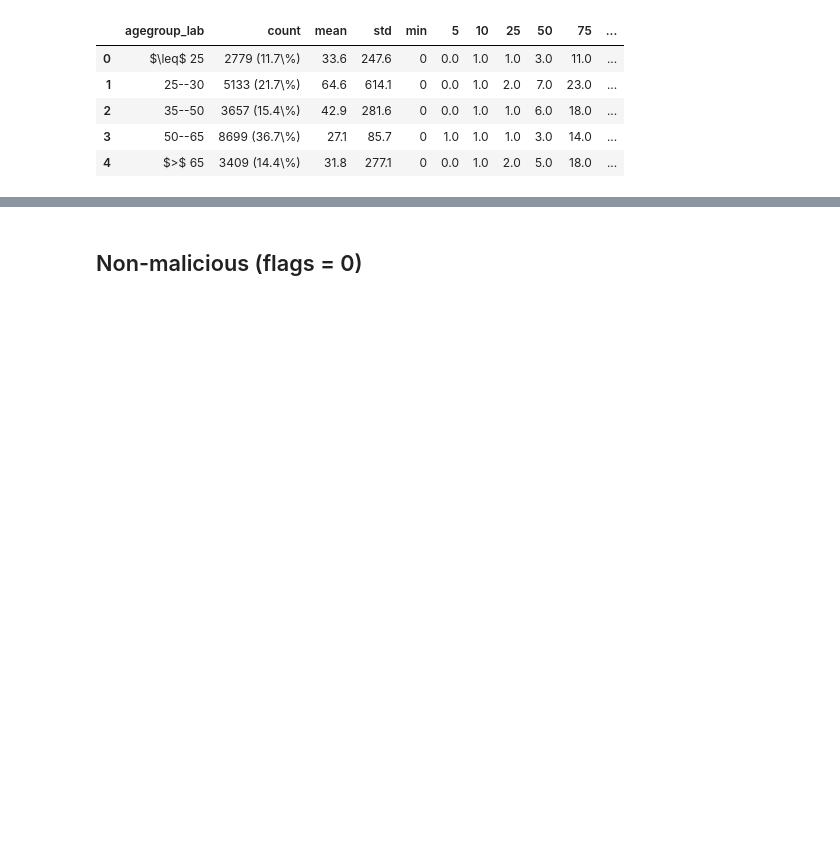
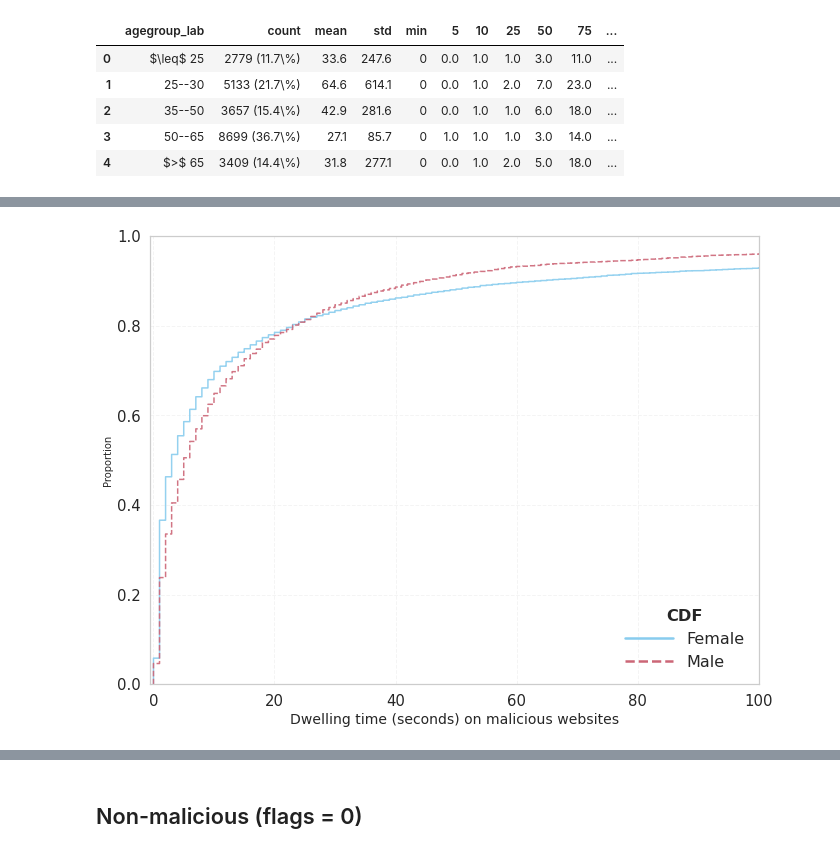
Before and after one commit to themains/bad_domains, a Jupyter notebook: scripts/dwelling-time-malicious-visits.ipynb, the cells around one changed output, grey strips where cells are left out. Cells and saved outputs as stored; diff of their text form; code cells hidden in the pictures; blank space fills up the shorter version.

Commit message:
Dwelling time

```diff
--- a/scripts/dwelling-time-malicious-visits.ipynb
+++ b/scripts/dwelling-time-malicious-visits.ipynb
@@ -569,0 +521,54 @@ plt.show()
+# %%
+line_styles = ["-", "--", "-.", ":"]  # Different line styles for distinct appearance
+colors = ["#88CCEE", "#CC6677", "#4477AA", "#DDCC77", "#117733", "#AA4499"]
+# %%
+# Gender
+_scale = 0.8
+_aspect_ratio = (12, 9)
+figsize = tuple(k * _scale for k in _aspect_ratio)
+_, ax = plt.subplots(figsize=figsize)
+
+sns.ecdfplot(data=df_mal_visits, x="duration", hue="gender_lab", alpha=0.9, ax=ax)
+
+# =================================================
+# Modify lines
+unique_groups = df["gender_lab"].unique()[::-1]
+for i, (line, group) in enumerate(zip(ax.get_lines(), unique_groups)):
+    line.set_color(colors[i])
+    line.set_linestyle(line_styles[i % len(line_styles)])
+    line.set_linewidth(1.5)
+
+
+# =================================================
+# Legend
+legend_handles = [
+    Line2D(
+        [0],
+        [0],
+        color=colors[i],
+        lw=2.5,
+        linestyle=line_styles[i % len(line_styles)],
+        label=group,
+    )
+    for i, group in enumerate(unique_groups)
+]
+
+plt.legend(
+    handles=legend_handles,  # Pass custom handles here
+    title="CDF",
+    loc="lower right",
+    fontsize=16,
+    title_fontproperties={"weight": "bold"},  # Bold title
+    frameon=False,  # No border around the legend
+    handlelength=3,  # Increase line length in legend
+)
+
+# =================================================
+plt.xlabel("Dwelling time (seconds) on malicious websites", fontsize=14)
+ax.set_xlim(-0.5, 100)
+# plt.xticks(np.arange(0, 9, 1))
+plt.grid(True, linestyle="--", alpha=0.2)
+plt.tight_layout()
+save_mpl_fig("../figs/cdf-dwelling-time-gender")
+# %% [output]
+[figure, added]
```
Also changed, not shown: parts of 25 cells of this notebook, 38 other files.
